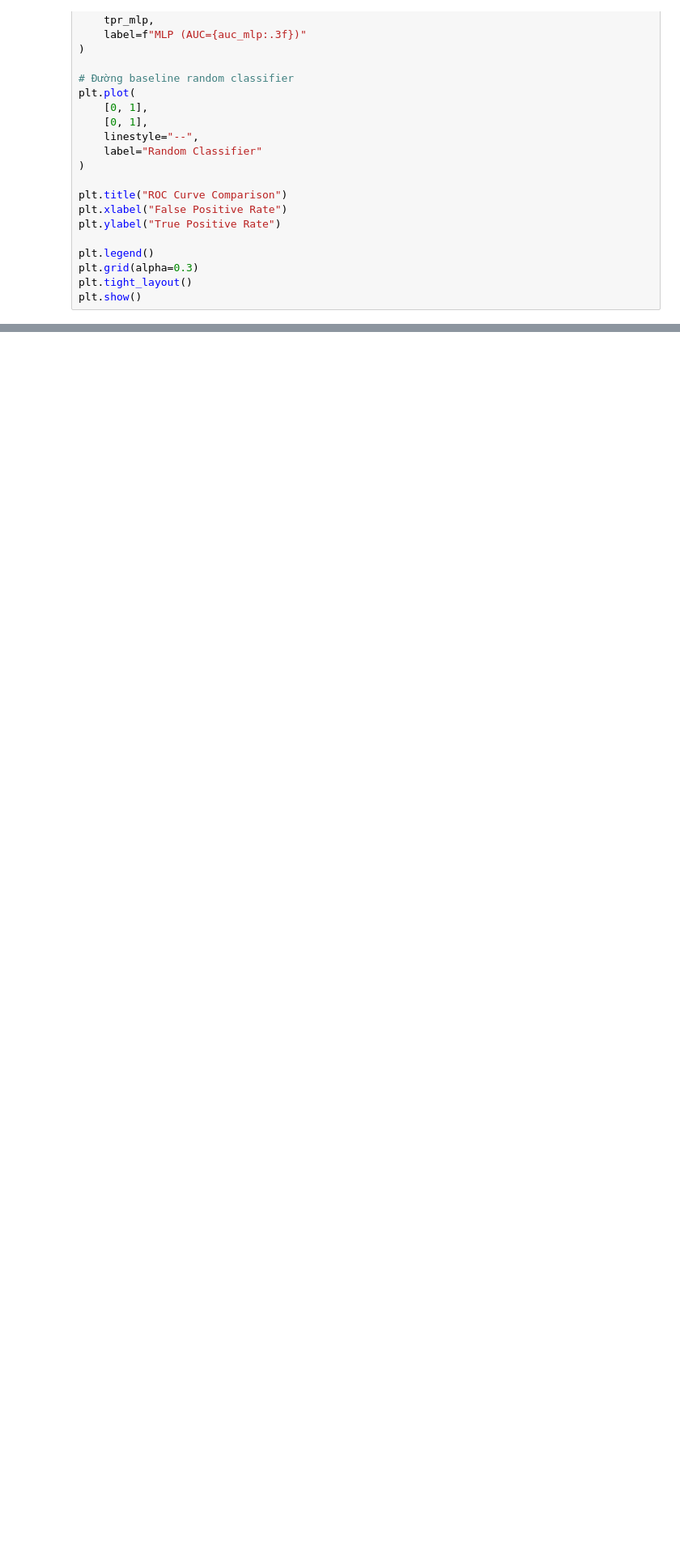
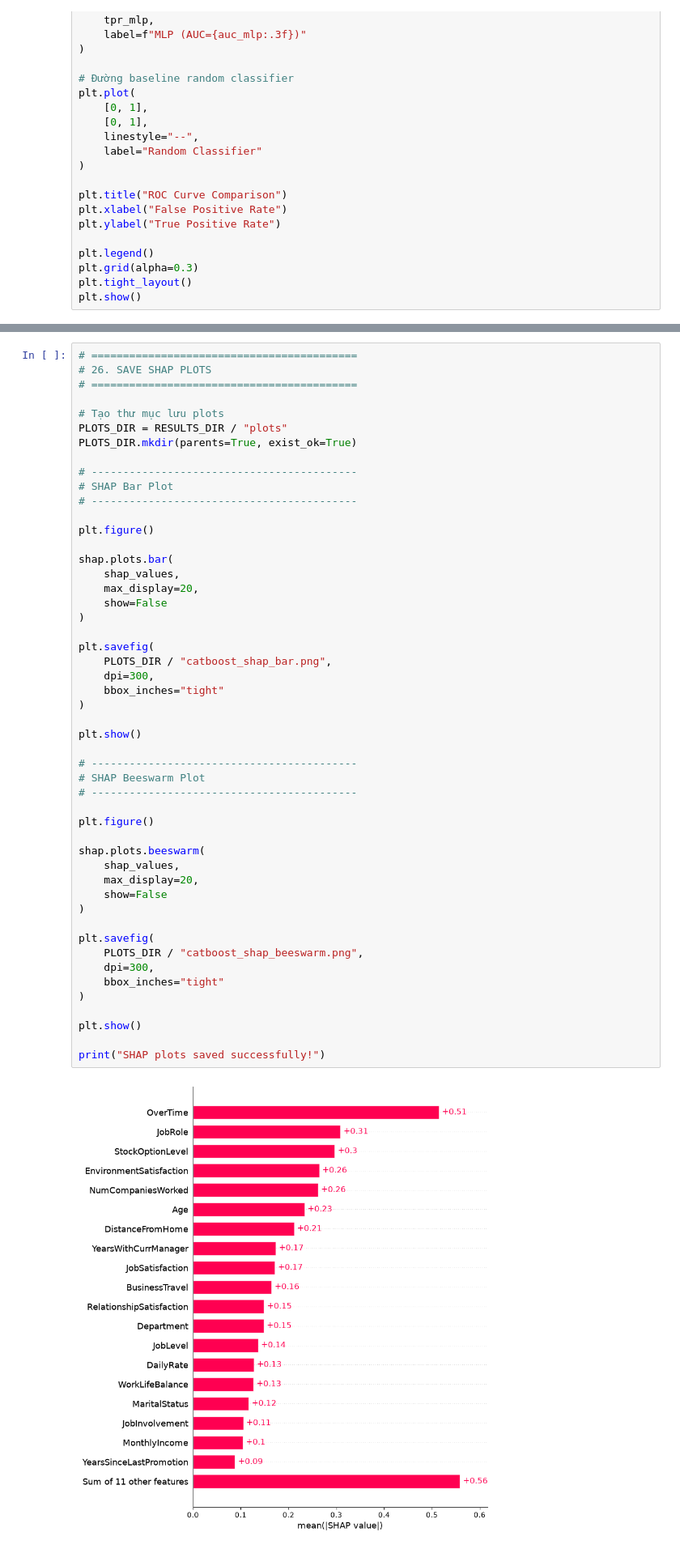
Before and after one commit to thanhneee5813/project1, a Jupyter notebook: notebooks/06_model_evaluation.ipynb, the cells around one changed output, grey strips where cells are left out. Shown at 81% size. Drawn from its saved outputs; the diff is of its cells as text; blank space fills up the shorter version.

```diff
--- a/notebooks/06_model_evaluation.ipynb
+++ b/notebooks/06_model_evaluation.ipynb
@@ -592,0 +607,52 @@ plt.show()
+# %%
+# ==========================================
+# 26. SAVE SHAP PLOTS
+# ==========================================
+
+# Tạo thư mục lưu plots
+PLOTS_DIR = RESULTS_DIR / "plots"
+PLOTS_DIR.mkdir(parents=True, exist_ok=True)
+
+# ------------------------------------------
+# SHAP Bar Plot
+# ------------------------------------------
+
+plt.figure()
+
+shap.plots.bar(
+    shap_values,
+    max_display=20,
+    show=False
+)
+
+plt.savefig(
+    PLOTS_DIR / "catboost_shap_bar.png",
+    dpi=300,
+    bbox_inches="tight"
+)
+
+plt.show()
+
+# ------------------------------------------
+# SHAP Beeswarm Plot
+# ------------------------------------------
+
+plt.figure()
+
+shap.plots.beeswarm(
+    shap_values,
+    max_display=20,
+    show=False
+)
+
+plt.savefig(
+    PLOTS_DIR / "catboost_shap_beeswarm.png",
+    dpi=300,
+    bbox_inches="tight"
+)
+
+plt.show()
+
+print("SHAP plots saved successfully!")
+# %% [output]
+[figure, added]
```
Also changed, not shown: parts of 5 cells of this notebook, 3 other files.
